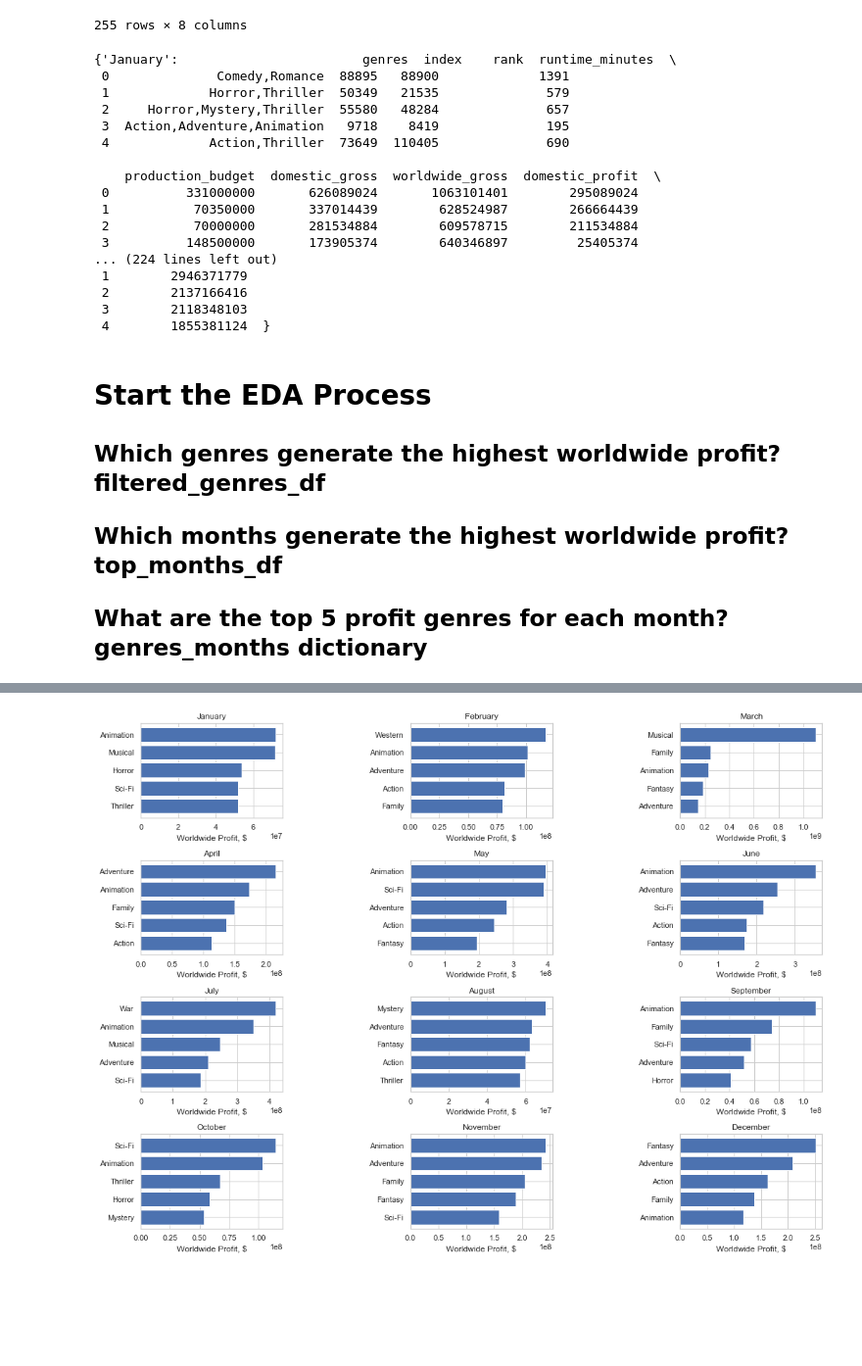
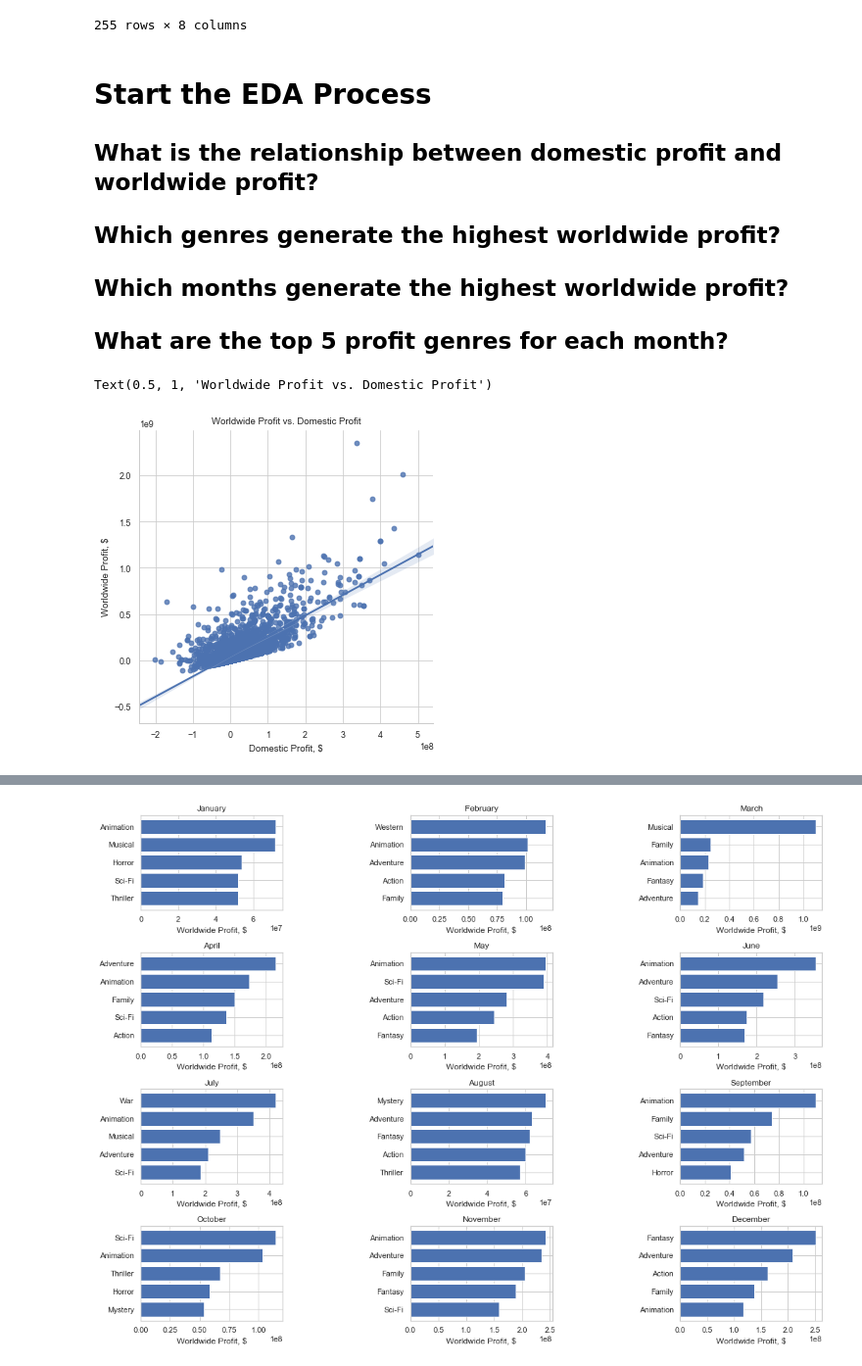
Before and after one commit to luaymatalka/movie-industry---exploratory-data-analysis, a Jupyter notebook: student.ipynb, the cells around one changed output, grey strips where cells are left out. Shown: that part at 98% size. Drawn from its saved outputs; the diff is of its cells as text; code cells hidden in the pictures; blank space fills up the shorter version.

```diff
--- a/student.ipynb
+++ b/student.ipynb
@@ -474,29 +465,21 @@ for month in months_ordered:
-# %%
-genres_months
-# %% [output]
-{'January':                        genres  index    rank  runtime_minutes  \
- 0              Comedy,Romance  88895   88900             1391
- 1             Horror,Thriller  50349   21535              579
- 2     Horror,Mystery,Thriller  55580   48284              657
- 3  Action,Adventure,Animation   9718    8419              195
- 4             Action,Thriller  73649  110405              690
-
-    production_budget  domestic_gross  worldwide_gross  domestic_profit  \
- 0          331000000       626089024       1063101401        295089024
- 1           70350000       337014439        628524987        266664439
- 2           70000000       281534884        609578715        211534884
- 3          148500000       173905374        640346897         25405374
-... (224 lines left out)
- 1        2946371779
- 2        2137166416
- 3        2118348103
- 4        1855381124  }
 # %% [markdown]
 # Start the EDA Process
 
-## Which genres generate the highest worldwide profit? filtered_genres_df
-## Which months generate the highest worldwide profit? top_months_df
-## What are the top 5 profit genres for each month? genres_months dictionary
+## What is the relationship between domestic profit and worldwide profit?
+## Which genres generate the highest worldwide profit?
+## Which months generate the highest worldwide profit?
+## What are the top 5 profit genres for each month?
+# %%
+# What is the relationship between domestic profit and worldwide profit?
+
+sns.lmplot(x='domestic_profit',y='worldwide_profit',data=total_df)
+plt.xlabel('Domestic Profit, $')
+plt.ylabel('Worldwide Profit, $')
+sns.set_context('paper')
+plt.title('Worldwide Profit vs. Domestic Profit')
+# %% [output]
+Text(0.5, 1, 'Worldwide Profit vs. Domestic Profit')
+[figure, added]
 # %%
 # Which genres generate the highest average worldwide profit?
 
```
Also changed, not shown: parts of 18 cells of this notebook, 7 other files.
